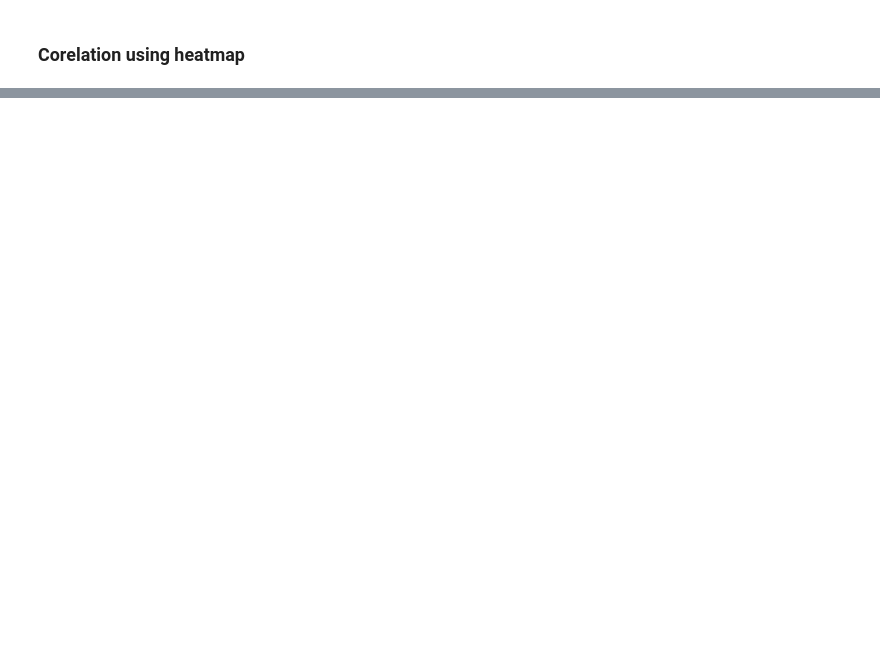
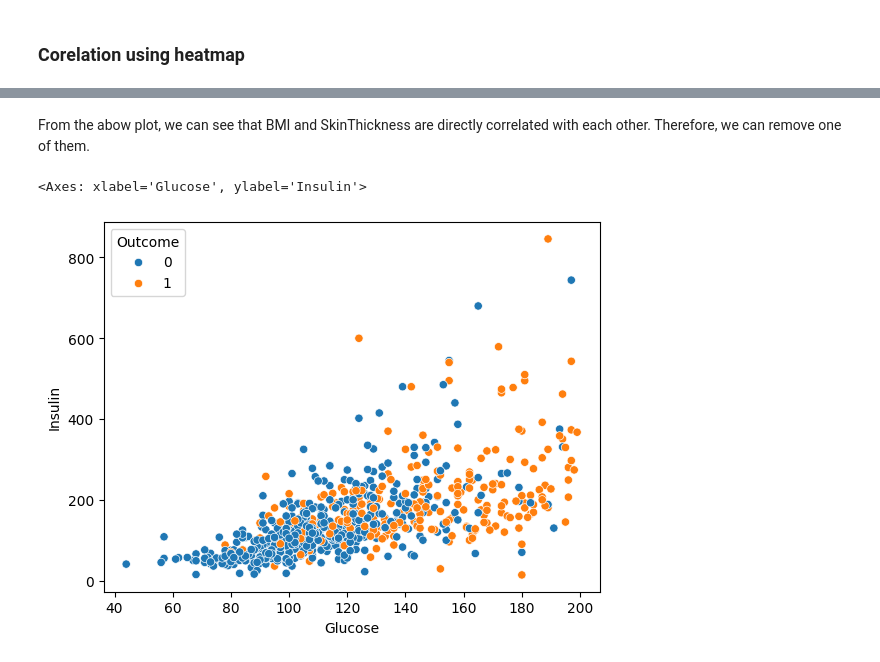
Before and after one commit to ottonovak/diabetes, a Jupyter notebook: main.ipynb, the cells around one changed output, grey strips where cells are left out. Saved outputs shown, nothing was run; the diff lists cells and outputs as text; code cells hidden in the pictures; blank space fills up the shorter version.

```diff
--- a/main.ipynb
+++ b/main.ipynb
@@ -158,0 +182,8 @@ We can see that there is a certain corelation with all the features, but highest
+# %% [markdown]
+From the abow plot, we can see that BMI and SkinThickness are directly correlated with each other.
+Therefore, we can remove one of them.
+# %%
+sns.scatterplot(x= 'Glucose', y='Insulin', data=data, hue='Outcome')
+# %% [output]
+<Axes: xlabel='Glucose', ylabel='Insulin'>
+[figure, added]
```
Also changed, not shown: parts of 21 cells of this notebook.
